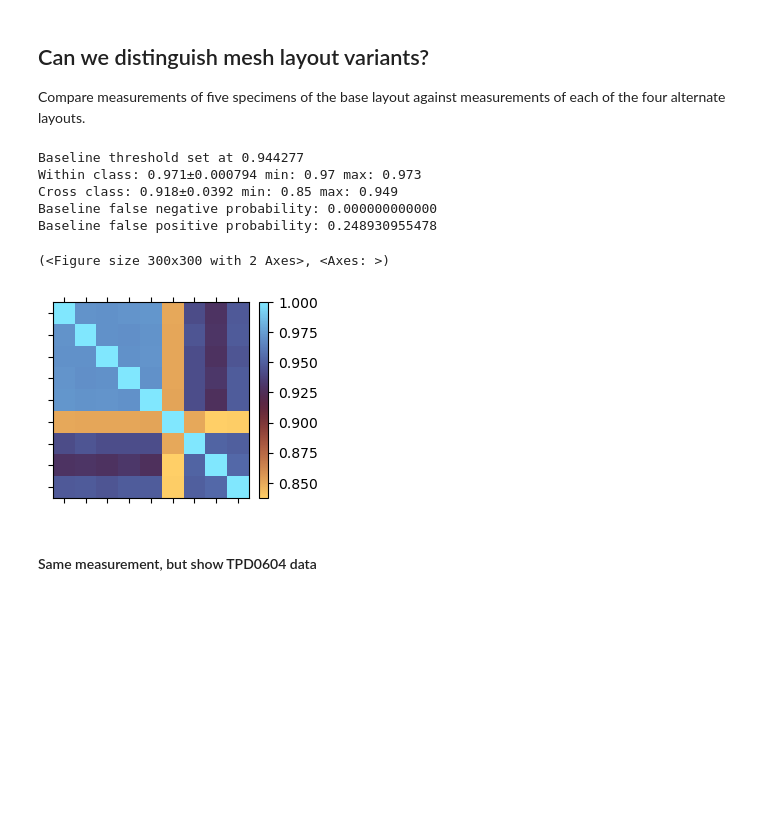
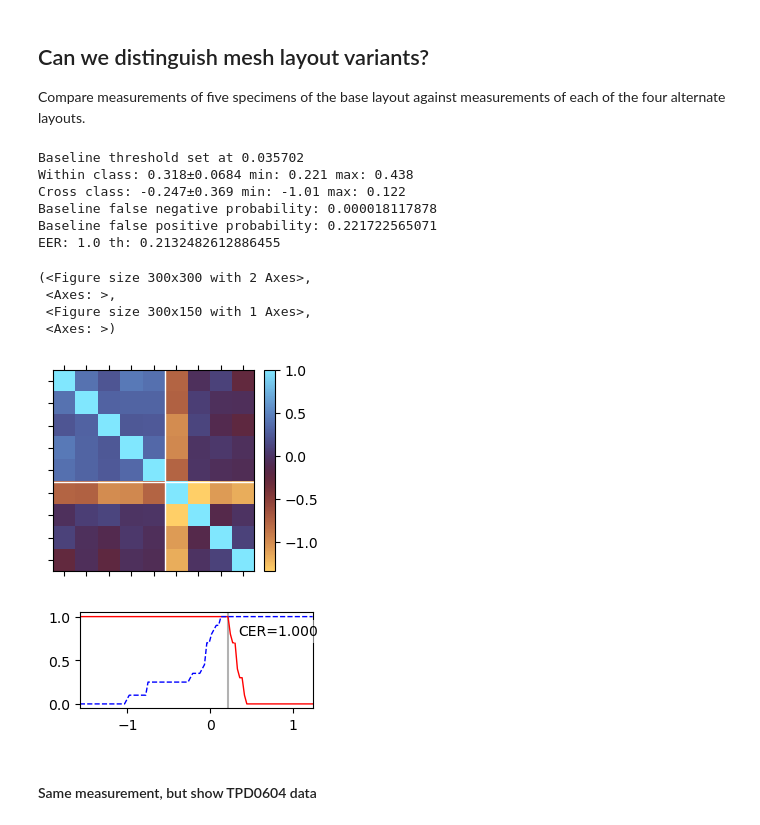
Before and after one commit to jaseg/sampling-mesh-monitor, a Jupyter notebook: jupyter_notebooks/classifier_tests.ipynb, the cells around one changed output. Cells and saved outputs as stored; diff of their text form; code cells hidden in the pictures; blank space fills up the shorter version.

Commit message:
Lots of new plots

```diff
--- a/jupyter_notebooks/classifier_tests.ipynb
+++ b/jupyter_notebooks/classifier_tests.ipynb
@@ -24,12 +24,15 @@ modification_data = {
     'probe_points': [53, 54, 55],
 }
 
+baseline_serials = [1, 2, 3, 4, 5, 6, 7, 8, 9, 10]
+
 def load_multichannel_data(path=None):
     if path is None:
         # Get the data dir independent on where exactly the Jupyter server is running
         path = notebook_path_on_disk().parent.parent / 'data_multi'
 
     data_dict = defaultdict(list)
+    data_dict_runs = defaultdict(list)
     for le_zip in path.glob('*.zip'):
         le_zip = zipfile.ZipFile(le_zip)
         for entry in le_zip.infolist():
@@ -69,10 +72,12 @@ def load_multichannel_data(path=None):
             info['mesh_layout'] = mesh_layout
             info['pitch'] = pitch
             info['serial'] = serial if serial != 'none' else 0
+            info['baseline'] = (serial in baseline_serials)
             data_dict[mesh_id].append(data)
-    return data_dict
+            data_dict_runs[meta].append(data)
+    return data_dict, data_dict_runs
 
-data = load_multichannel_data()
+data, data_runs = load_multichannel_data()
 # %%
 {key: value[0]['info'].get('mods') for key, value in data.items()}
 # %% [output]
@@ -312,7 +317,7 @@ Baseline false positive probability: 0.323891986799
 [figure]
 [figure]
 # %%
-def plot_vector_covar(group_a, group_b, do_cal=False, vector_method='norm', distance_method='corr', smooth=None, plot_cdf=False, covar_out=None, cdf_out=None, fig_out=None):
+def plot_vector_covar(group_a, group_b, do_cal=False, vector_method='norm', distance_method='corr', smooth=None, plot_cdf=False, covar_out=None, cdf_out=None, fig_out=None, do_lines=False):
     group_a = sorted(group_a, key=lambda entry: entry['info']['serial'])
     group_b = sorted(group_b, key=lambda entry: entry['info']['serial'])
     all_traces = group_a + group_b
@@ -385,7 +390,7 @@ def plot_vector_covar(group_a, group_b, do_cal=False, vector_method='norm', dist
     #    corr[i, i] = math.nan
 
     fig, ax = plt.subplots(figsize=(3, 3))
-    corr_ax = ax.matshow(corr, interpolation='nearest', cmap='managua')
+    corr_ax = ax.matshow(corr, interpolation='none', cmap='managua')
 
     # https://stackoverflow.com/questions/18195758/set-matplotlib-colorbar-size-to-match-graph
     from mpl_toolkits.axes_grid1 import make_axes_locatable, axes_size
@@ -404,6 +409,9 @@ def plot_vector_covar(group_a, group_b, do_cal=False, vector_method='norm', dist
     #ax.set_yticklabels(labels)
     ax.set_xticklabels([])
     ax.set_yticklabels([])
+    if do_lines:
+        ax.plot([-0.5, len(all_traces)-0.5], [len(group_a)-0.5, len(group_a)-0.5], '-', color='white', linewidth=1)
+        ax.plot([len(group_a)-0.5, len(group_a)-0.5], [-0.5, len(all_traces)-0.5], '-', color='white', linewidth=1)
     fig.tight_layout()
     if covar_out:
         fig.savefig(covar_out)
@@ -505,15 +513,20 @@ Compare measurements of five specimens of the base layout against measurements o
 # %%
 group_a = list({key: val for key, values in data.items() for val in values if val['info']['chip'] == 'pi3hdx12211' and re.match(r'M-SP-PITCH-V2-000[12345]-0\.4', key)}.values())
 group_b = list({val['info']['mesh_layout']: val for key, values in data.items() for val in values if val['info']['chip'] == 'pi3hdx12211' and 'ALT' in val['info']['mesh_layout']}.values())
-plot_vector_covar(group_a, group_b)
+plot_vector_covar(group_a, group_b, vector_method='min', distance_method='max', fig_out='distinguish_layouts', plot_cdf=True, do_lines=True)
 # %% [output]
-Baseline threshold set at 0.944277
-Within class: 0.971±0.000794 min: 0.97 max: 0.973
-Cross class: 0.918±0.0392 min: 0.85 max: 0.949
-Baseline false negative probability: 0.000000000000
-Baseline false positive probability: 0.248930955478
+Baseline threshold set at 0.035702
+Within class: 0.318±0.0684 min: 0.221 max: 0.438
+Cross class: -0.247±0.369 min: -1.01 max: 0.122
+Baseline false negative probability: 0.000018117878
+Baseline false positive probability: 0.221722565071
+EER: 1.0 th: 0.2132482612886455
-(<Figure size 300x300 with 2 Axes>, <Axes: >)
+(<Figure size 300x300 with 2 Axes>,
+ <Axes: >,
+ <Figure size 300x150 with 1 Axes>,
+ <Axes: >)
-[figure, old version]
+[figure, new version]
+[figure, added]
 # %% [markdown]
 #### Same measurement, but show TPD0604 data
 # %%
```
Also changed, not shown: parts of 16 cells of this notebook, 35 other files.
